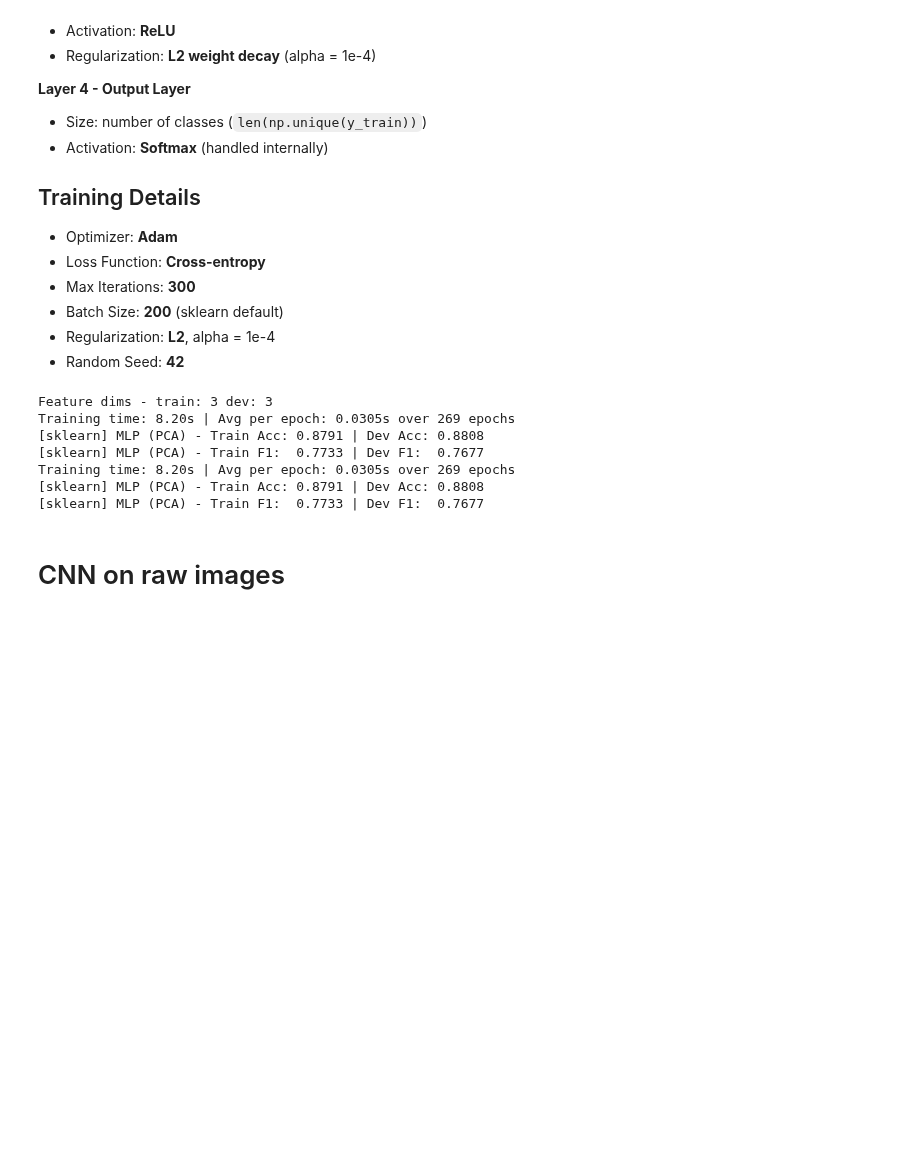
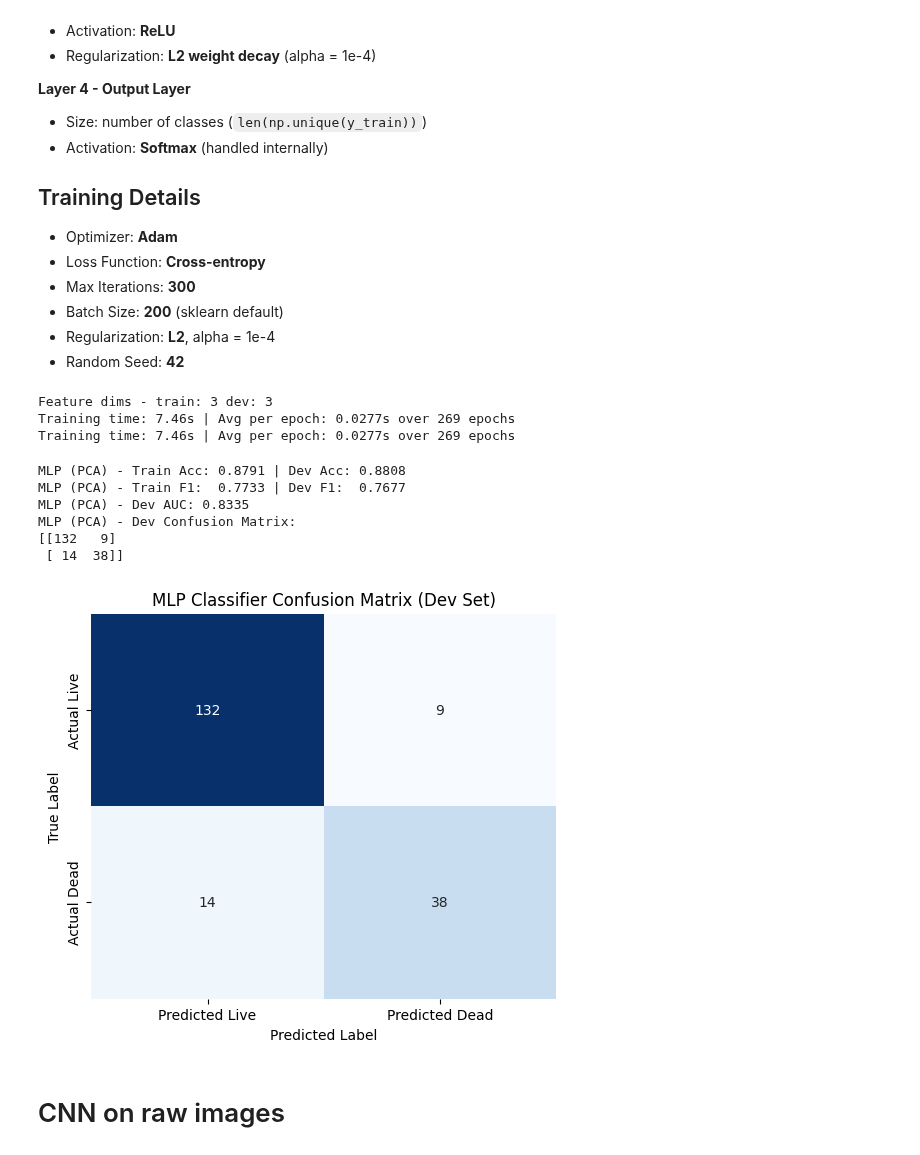
Before and after one commit to Twaal/applied-data-analysis-and-ml, a Jupyter notebook: Project3/code/project3.ipynb, the cells around one changed output. Saved outputs shown, nothing was run; the diff lists cells and outputs as text; code cells hidden in the pictures; blank space fills up the shorter version.

```diff
--- a/Project3/code/project3.ipynb
+++ b/Project3/code/project3.ipynb
@@ -302,26 +331,51 @@ if epochs_used is not None and epochs_used > 0:
     print(f"Training time: {train_time:.2f}s | Avg per epoch: {avg_time_per_epoch:.4f}s over {epochs_used} epochs")
 else:
     print(f"Training time: {train_time:.2f}s (epoch count unavailable)")
-
-# Predictions
-y_train_hat = mlp_pipe.predict(X_train_pca_cur)
-y_dev_hat   = mlp_pipe.predict(X_dev_pca_cur)
-
-train_mlp_accuracy = accuracy_score(y_train, y_train_hat)
-dev_mlp_accuracy   = accuracy_score(y_dev, y_dev_hat)
-train_mlp_f1 = f1_score(y_train, y_train_hat)
-dev_mlp_f1   = f1_score(y_dev, y_dev_hat)
-
-print(f"[sklearn] MLP (PCA) - Train Acc: {train_mlp_accuracy:.4f} | Dev Acc: {dev_mlp_accuracy:.4f}")
-print(f"[sklearn] MLP (PCA) - Train F1:  {train_mlp_f1:.4f} | Dev F1:  {dev_mlp_f1:.4f}")
 # %% [output]
 Feature dims - train: 3 dev: 3
-Training time: 8.20s | Avg per epoch: 0.0305s over 269 epochs
-[sklearn] MLP (PCA) - Train Acc: 0.8791 | Dev Acc: 0.8808
-[sklearn] MLP (PCA) - Train F1:  0.7733 | Dev F1:  0.7677
-Training time: 8.20s | Avg per epoch: 0.0305s over 269 epochs
-[sklearn] MLP (PCA) - Train Acc: 0.8791 | Dev Acc: 0.8808
-[sklearn] MLP (PCA) - Train F1:  0.7733 | Dev F1:  0.7677
+Training time: 7.46s | Avg per epoch: 0.0277s over 269 epochs
+Training time: 7.46s | Avg per epoch: 0.0277s over 269 epochs
+# %%
+# Predictions
+y_train_hat = mlp_pipe.predict(X_train_pca_cur)
+y_dev_hat   = mlp_pipe.predict(X_dev_pca_cur)
+
+train_mlp_accuracy = accuracy_score(y_train, y_train_hat)
+dev_mlp_accuracy   = accuracy_score(y_dev, y_dev_hat)
+train_mlp_f1 = f1_score(y_train, y_train_hat)
+dev_mlp_f1   = f1_score(y_dev, y_dev_hat)
+
+print(f"MLP (PCA) - Train Acc: {train_mlp_accuracy:.4f} | Dev Acc: {dev_mlp_accuracy:.4f}")
+print(f"MLP (PCA) - Train F1:  {train_mlp_f1:.4f} | Dev F1:  {dev_mlp_f1:.4f}")
+
+# Calculate the ROC AUC scores for the MLP model
+mlp_dev_auc = roc_auc_score(y_dev, y_dev_hat)
+print(f"MLP (PCA) - Dev AUC: {mlp_dev_auc:.4f}")
+
+# Calculate the confusion matrix for the MLP model
+mlp_dev_confusion_matrix = confusion_matrix(y_dev, y_dev_hat)
+print(f"MLP (PCA) - Dev Confusion Matrix: \n{mlp_dev_confusion_matrix}")
+# %% [output]
+MLP (PCA) - Train Acc: 0.8791 | Dev Acc: 0.8808
+MLP (PCA) - Train F1:  0.7733 | Dev F1:  0.7677
+MLP (PCA) - Dev AUC: 0.8335
+MLP (PCA) - Dev Confusion Matrix:
+[[132   9]
+ [ 14  38]]
+# %%
+# Plot the confusion matrix for the MLP model
+import seaborn as sns
+import matplotlib.pyplot as plt
+plt.figure(figsize=(6, 5))
+sns.heatmap(mlp_dev_confusion_matrix, annot=True, fmt='d', cmap='Blues', cbar=False,
+            xticklabels=['Predicted Live', 'Predicted Dead'],
+            yticklabels=['Actual Live', 'Actual Dead'])
+plt.title('MLP Classifier Confusion Matrix (Dev Set)')
+plt.xlabel('Predicted Label')
+plt.ylabel('True Label')
+plt.show()
+# %% [output]
+[figure, added]
 # %% [markdown]
 # CNN on raw images
 # %% [markdown]
```
Also changed, not shown: parts of 11 cells of this notebook, 1 other file.
